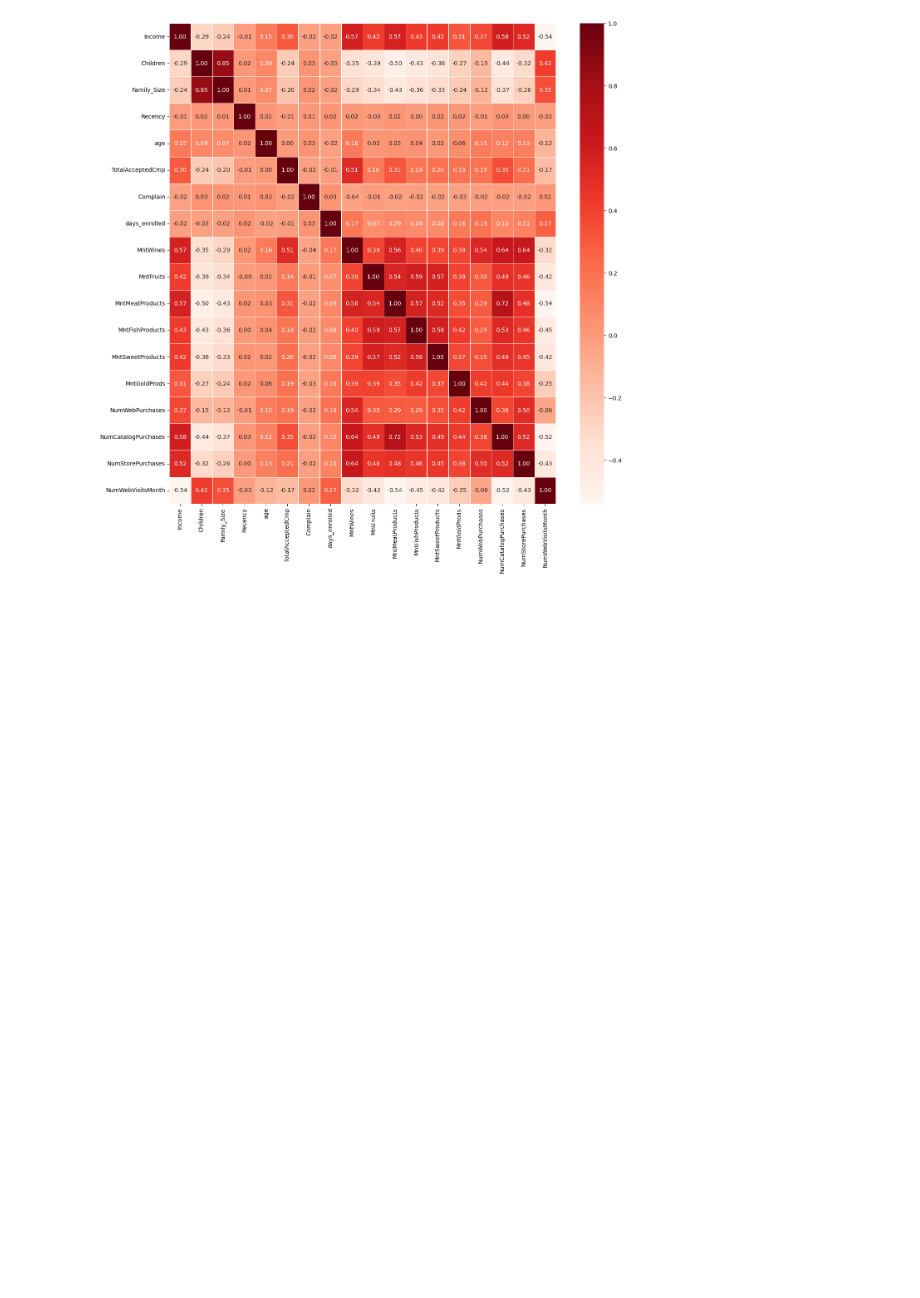
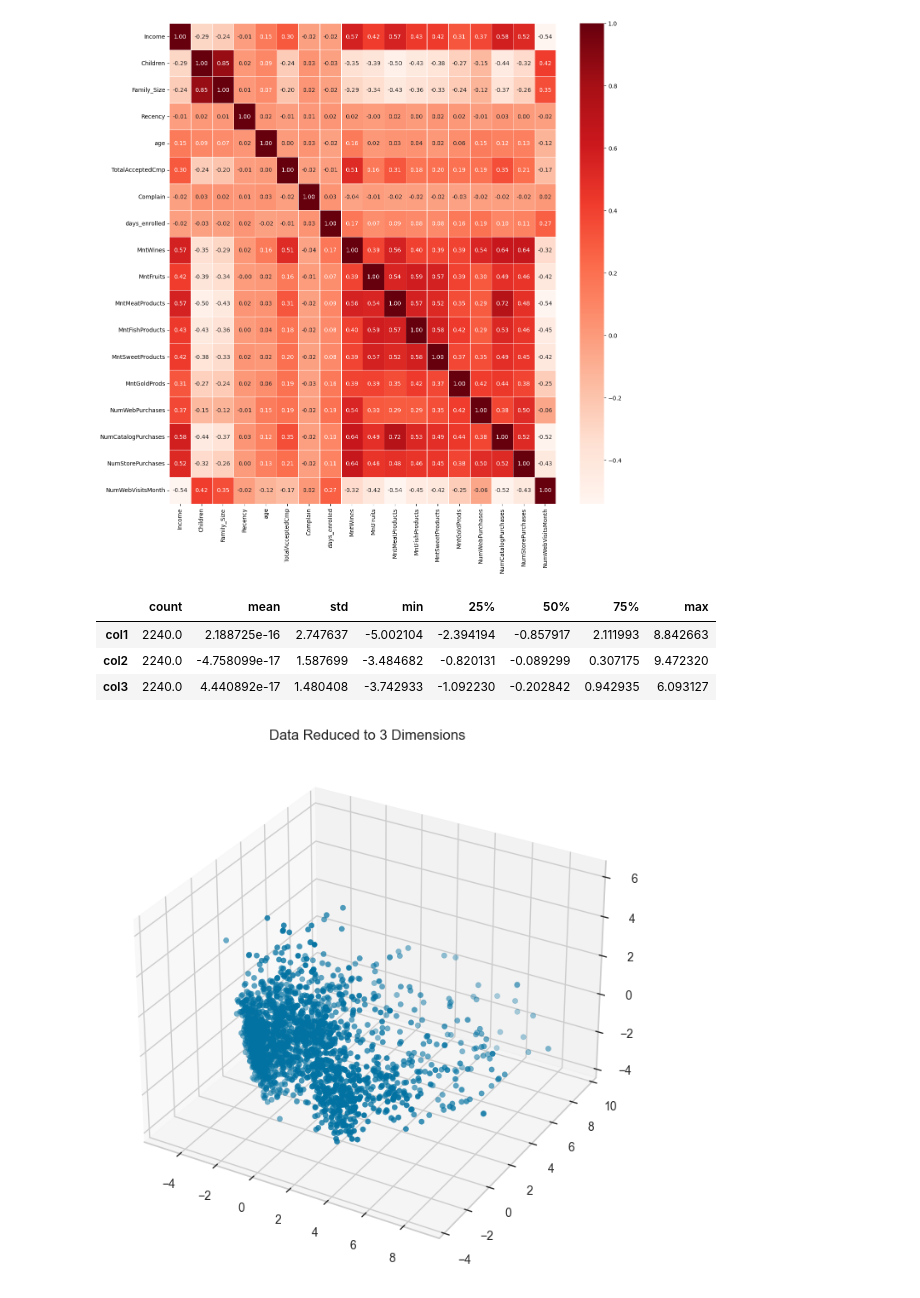
Before and after one commit to annguyen1404/MIDS_DATASCI207_Final, a Jupyter notebook: 207_final_data_cleaning_v1.1.ipynb, the cells around one changed output. Cells and saved outputs as stored; diff of their text form; code cells hidden in the pictures; blank space fills up the shorter version.

```diff
--- a/207_final_data_cleaning_v1.1.ipynb
+++ b/207_final_data_cleaning_v1.1.ipynb
@@ -431,3 +437,23 @@ for i in df_cleaned.columns:
 scaler = StandardScaler()
 scaler.fit(df_cleaned)
 df_scaled = pd.DataFrame(scaler.transform(df_cleaned),columns= df_cleaned.columns)
+# %%
+#PCA to reduce dimentions to 3
+pca = PCA(n_components=3)
+pca.fit(df_scaled)
+PCA_ds = pd.DataFrame(pca.transform(df_scaled), columns=(["col1","col2", "col3"]))
+PCA_ds.describe().T
+# %% [output]
+|  | count | mean | std | min | 25% | 50% | 75% | max |
+| col1 | 2240.0 | 2.188725e-16 | 2.747637 | -5.002104 | -2.394194 | -0.857917 | 2.111993 | 8.842663 |
+| col2 | 2240.0 | -4.758099e-17 | 1.587699 | -3.484682 | -0.820131 | -0.089299 | 0.307175 | 9.472320 |
+| col3 | 2240.0 | 4.440892e-17 | 1.480408 | -3.742933 | -1.092230 | -0.202842 | 0.942935 | 6.093127 |
+# %%
+#3D projection of data
+fig = plt.figure(figsize=(10,8))
+ax = fig.add_subplot(111, projection="3d")
+ax.scatter(PCA_ds["col1"],PCA_ds["col2"],PCA_ds["col3"], marker="o" )
+ax.set_title("Data Reduced to 3 Dimensions")
+plt.show()
+# %% [output]
+[figure, added]
```
Also changed, not shown: parts of 5 cells of this notebook, 1 other file.
